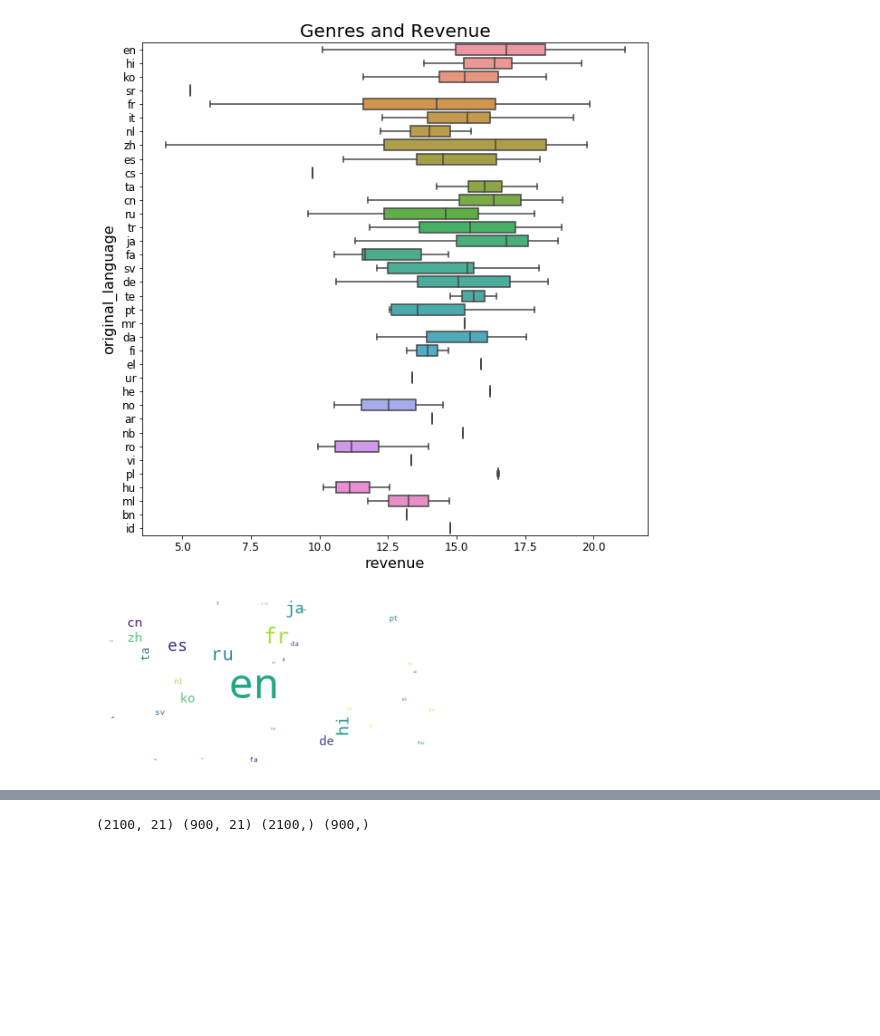
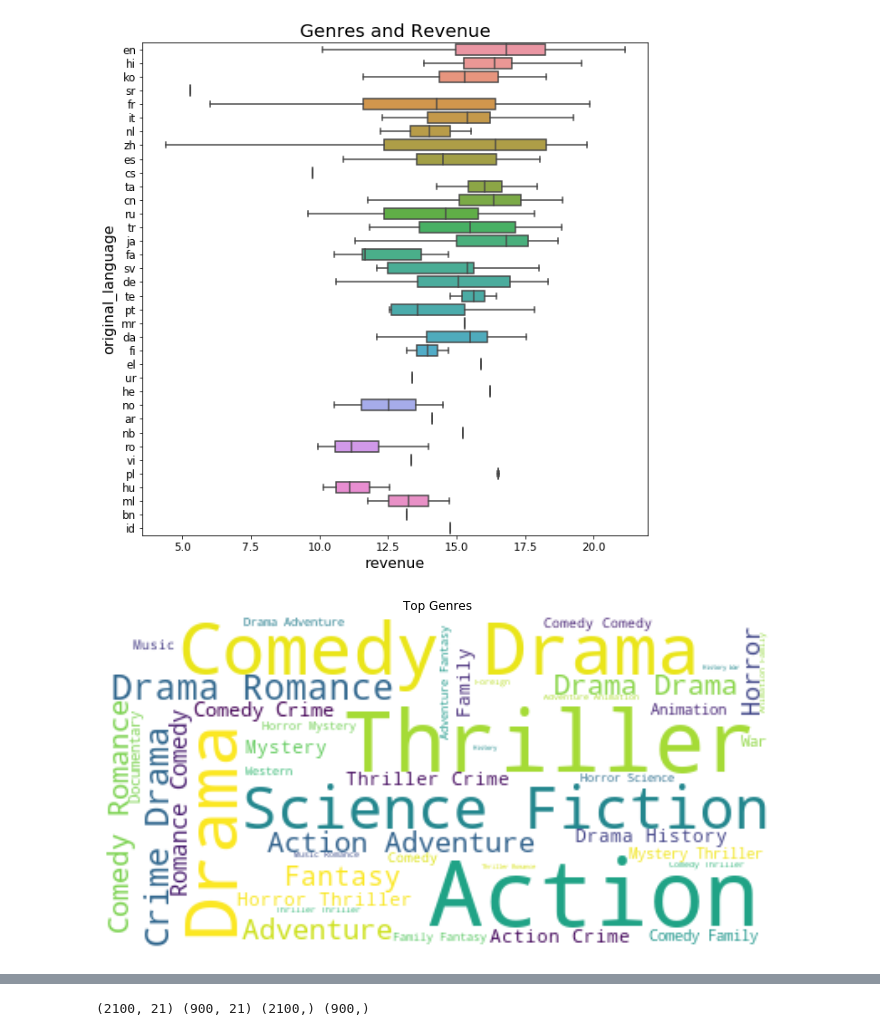
Before and after one commit to OracyC/TMDB-Box-Office-Prediction, a Jupyter notebook: TMDB_Box_Office_Prediction.ipynb, the cells around one changed output, grey strips where cells are left out. Drawn from its saved outputs; the diff is of its cells as text; code cells hidden in the pictures; blank space fills up the shorter version.

```diff
--- a/TMDB_Box_Office_Prediction.ipynb
+++ b/TMDB_Box_Office_Prediction.ipynb
@@ -172,10 +177,11 @@ plt.show()
 # %%
 from wordcloud import WordCloud, STOPWORDS, ImageColorGenerator
 
-wordcloud = WordCloud(max_font_size=50, max_words=100, background_color="white").generate(train['original_language'].to_string())
-plt.figure()
+wordcloud = WordCloud(max_font_size=55, max_words=100, background_color="white").generate(train['genres'].to_string())
+plt.figure(figsize = (12, 8))
 plt.imshow(wordcloud, interpolation="bilinear")
+plt.title("Top Genres")
 plt.axis("off")
 plt.show()
 # %% [output]
-[figure, old version]
+[figure, new version]
```
Also changed, not shown: parts of 21 cells of this notebook.
